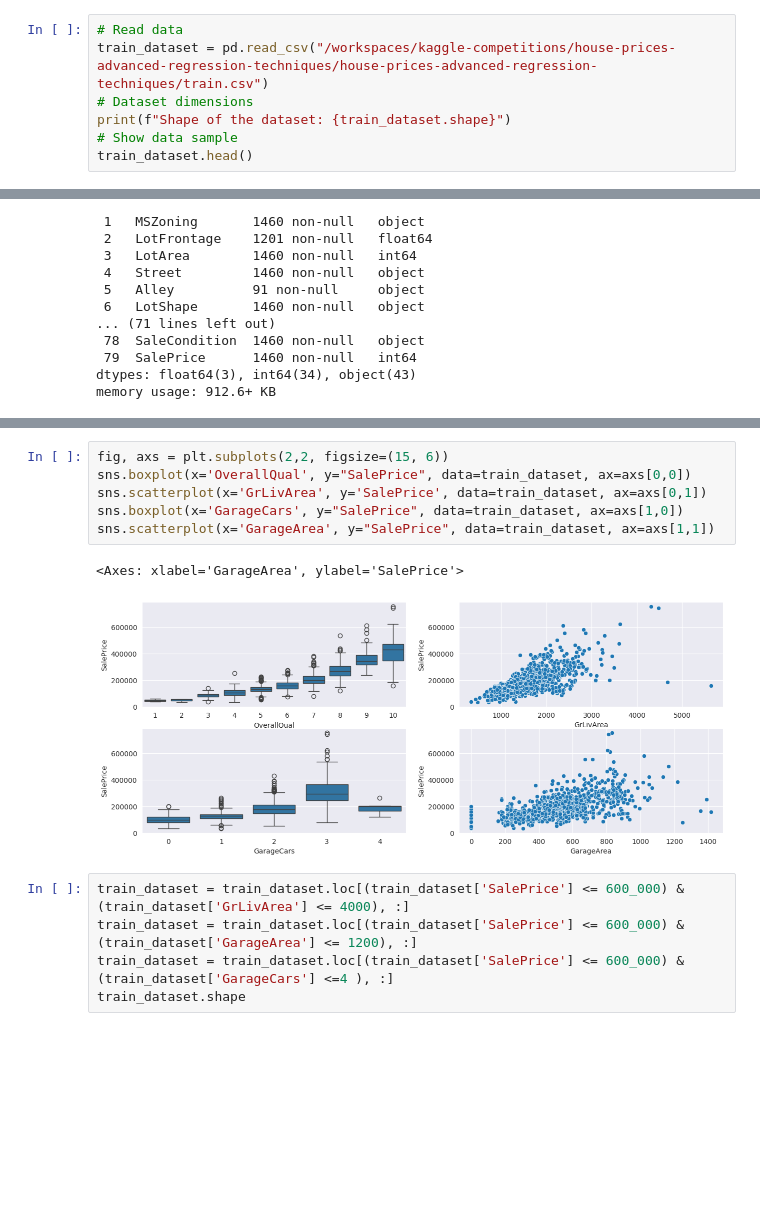
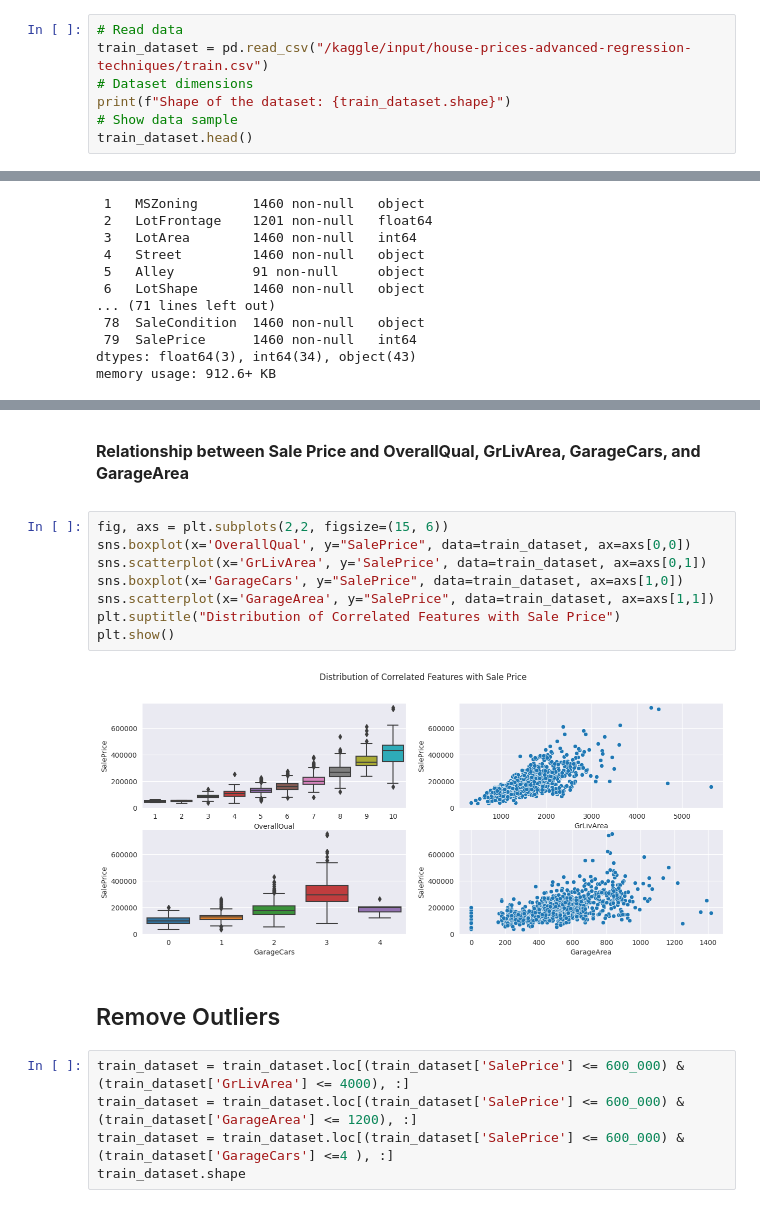
Before and after one commit to EnriqManComp/kaggle-competitions, a Jupyter notebook: house-prices-advanced-regression-techniques/house-prices-kaggle-competition.ipynb, the cells around one changed output, grey strips where cells are left out. Cells and saved outputs as stored; diff of their text form; blank space fills up the shorter version.

```diff
--- a/house-prices-advanced-regression-techniques/house-prices-kaggle-competition.ipynb
+++ b/house-prices-advanced-regression-techniques/house-prices-kaggle-competition.ipynb
@@ -54,6 +92,6 @@ sns.set_style("darkgrid")
 # %%
 # Read data
-train_dataset = pd.read_csv("/workspaces/kaggle-competitions/house-prices-advanced-regression-techniques/house-prices-advanced-regression-techniques/train.csv")
+train_dataset = pd.read_csv("/kaggle/input/house-prices-advanced-regression-techniques/train.csv")
 # Dataset dimensions
 print(f"Shape of the dataset: {train_dataset.shape}")
 # Show data sample
@@ -124,12 +163,17 @@ plt.show()
+# %% [markdown]
+**<p style="font-size:16px">Relationship between Sale Price and OverallQual, GrLivArea, GarageCars, and  GarageArea</p>**
 # %%
 fig, axs = plt.subplots(2,2, figsize=(15, 6))
 sns.boxplot(x='OverallQual', y="SalePrice", data=train_dataset, ax=axs[0,0])
 sns.scatterplot(x='GrLivArea', y='SalePrice', data=train_dataset, ax=axs[0,1])
 sns.boxplot(x='GarageCars', y="SalePrice", data=train_dataset, ax=axs[1,0])
 sns.scatterplot(x='GarageArea', y="SalePrice", data=train_dataset, ax=axs[1,1])
+plt.suptitle("Distribution of Correlated Features with Sale Price")
+plt.show()
 # %% [output]
-<Axes: xlabel='GarageArea', ylabel='SalePrice'>
-[figure, old version]
+[figure, new version]
+# %% [markdown]
+## Remove Outliers
 # %%
 train_dataset = train_dataset.loc[(train_dataset['SalePrice'] <= 600_000) & (train_dataset['GrLivArea'] <= 4000), :]
 train_dataset = train_dataset.loc[(train_dataset['SalePrice'] <= 600_000) & (train_dataset['GarageArea'] <= 1200), :]
```
Also changed, not shown: parts of 146 cells of this notebook, 4 other files.
